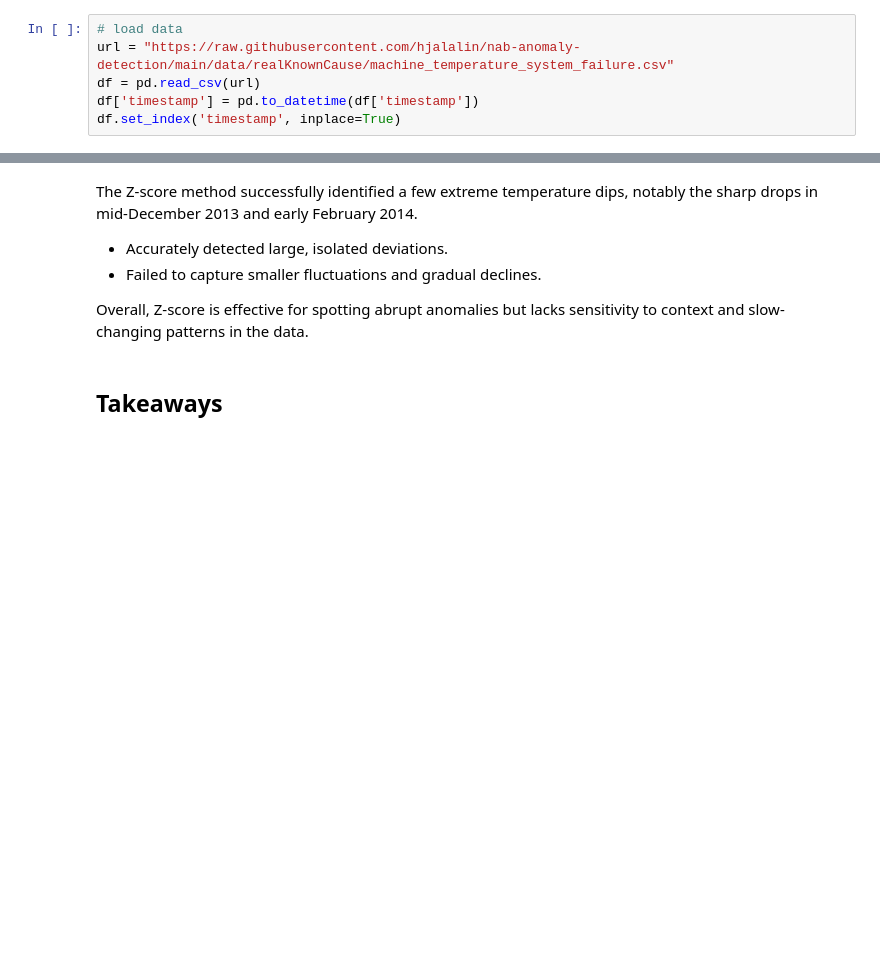
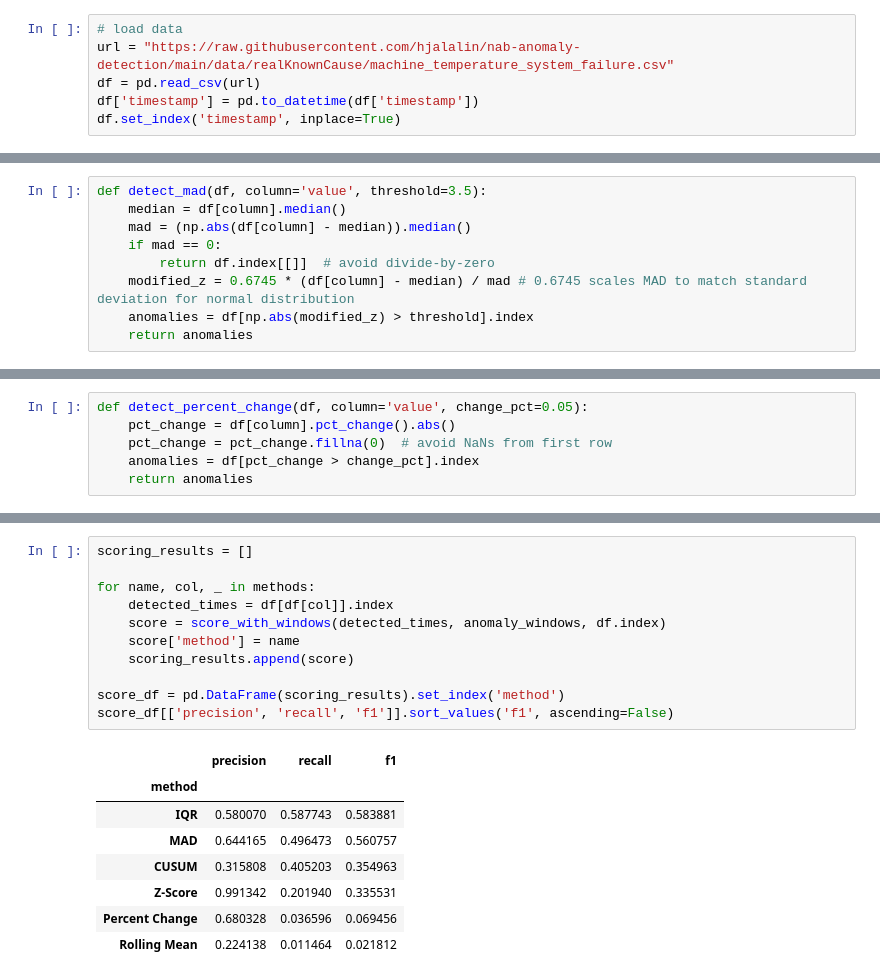
Before and after one commit to hjalalin/nab-anomaly-detection, a Jupyter notebook: notebooks/machine_temperature/02_statistical_methods.ipynb, the cells around one changed output, grey strips where cells are left out. Drawn from its saved outputs; the diff is of its cells as text; blank space fills up the shorter version.

```diff
--- a/notebooks/machine_temperature/02_statistical_methods.ipynb
+++ b/notebooks/machine_temperature/02_statistical_methods.ipynb
@@ -109,0 +109,9 @@ This layout allows us to compare the performace of diffrent methods and understa
+# %%
+def detect_mad(df, column='value', threshold=3.5):
+    median = df[column].median()
+    mad = (np.abs(df[column] - median)).median()
+    if mad == 0:
+        return df.index[[]]  # avoid divide-by-zero
+    modified_z = 0.6745 * (df[column] - median) / mad # 0.6745 scales MAD to match standard deviation for normal distribution
+    anomalies = df[np.abs(modified_z) > threshold].index
+    return anomalies
@@ -109,0 +121,6 @@ This layout allows us to compare the performace of diffrent methods and understa
+# %%
+def detect_percent_change(df, column='value', change_pct=0.05):
+    pct_change = df[column].pct_change().abs()
+    pct_change = pct_change.fillna(0)  # avoid NaNs from first row
+    anomalies = df[pct_change > change_pct].index
+    return anomalies
@@ -149,9 +196,20 @@ pd.DataFrame.from_dict(summary, orient='index', columns=['# Anomalies Detected']
-# %% [markdown]
-The Z-score method successfully identified a few extreme temperature dips, notably the sharp drops in mid-December 2013 and early February 2014.
-
-- Accurately detected large, isolated deviations.
-- Failed to capture smaller fluctuations and gradual declines.
-
-Overall, Z-score is effective for spotting abrupt anomalies but lacks sensitivity to context and slow-changing patterns in the data.
-# %% [markdown]
-## Takeaways
+# %%
+scoring_results = []
+
+for name, col, _ in methods:
+    detected_times = df[df[col]].index
+    score = score_with_windows(detected_times, anomaly_windows, df.index)
+    score['method'] = name
+    scoring_results.append(score)
+
+score_df = pd.DataFrame(scoring_results).set_index('method')
+score_df[['precision', 'recall', 'f1']].sort_values('f1', ascending=False)
+# %% [output]
+|  | precision | recall | f1 |
+| method |  |  |  |
+| IQR | 0.580070 | 0.587743 | 0.583881 |
+| MAD | 0.644165 | 0.496473 | 0.560757 |
+| CUSUM | 0.315808 | 0.405203 | 0.354963 |
+| Z-Score | 0.991342 | 0.201940 | 0.335531 |
+| Percent Change | 0.680328 | 0.036596 | 0.069456 |
+| Rolling Mean | 0.224138 | 0.011464 | 0.021812 |
```
Also changed, not shown: parts of 28 cells of this notebook.
